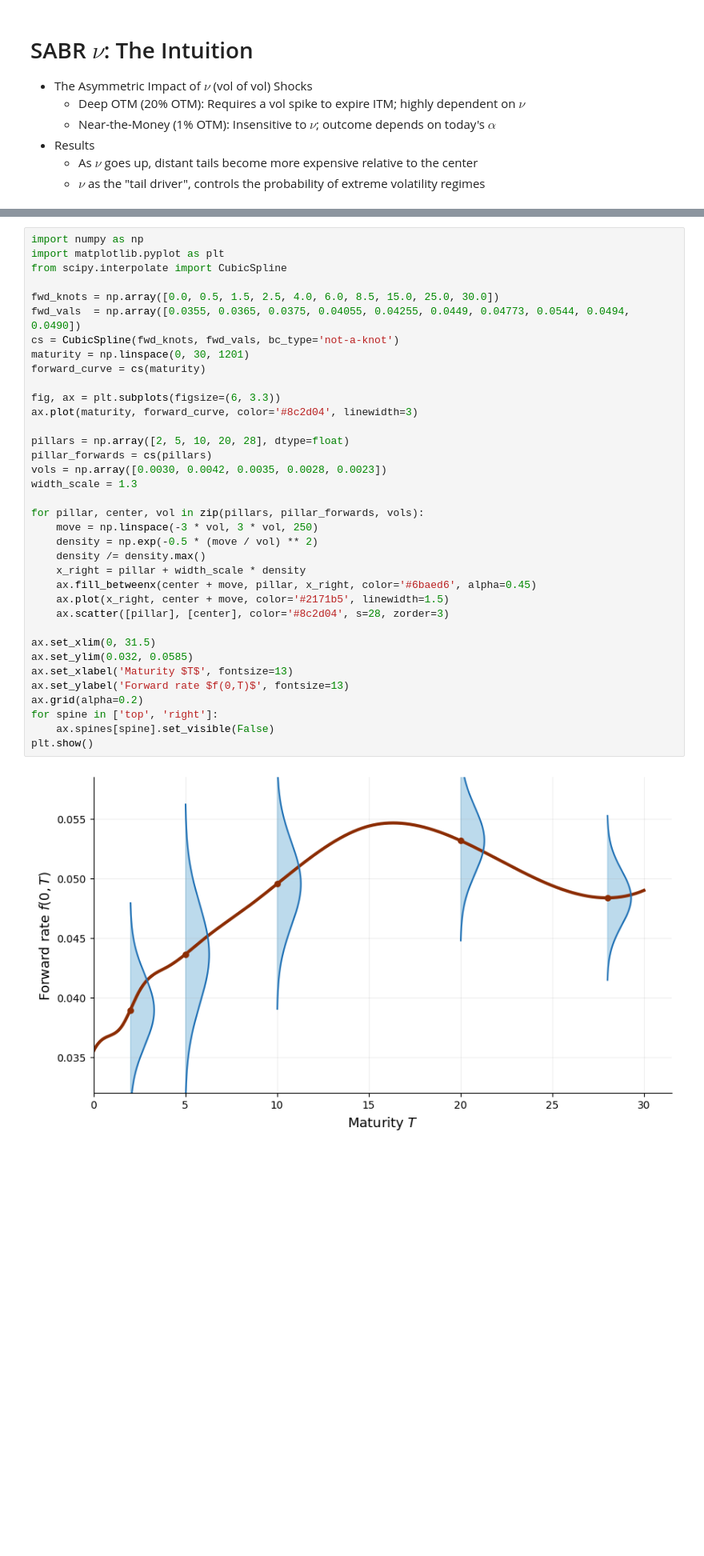
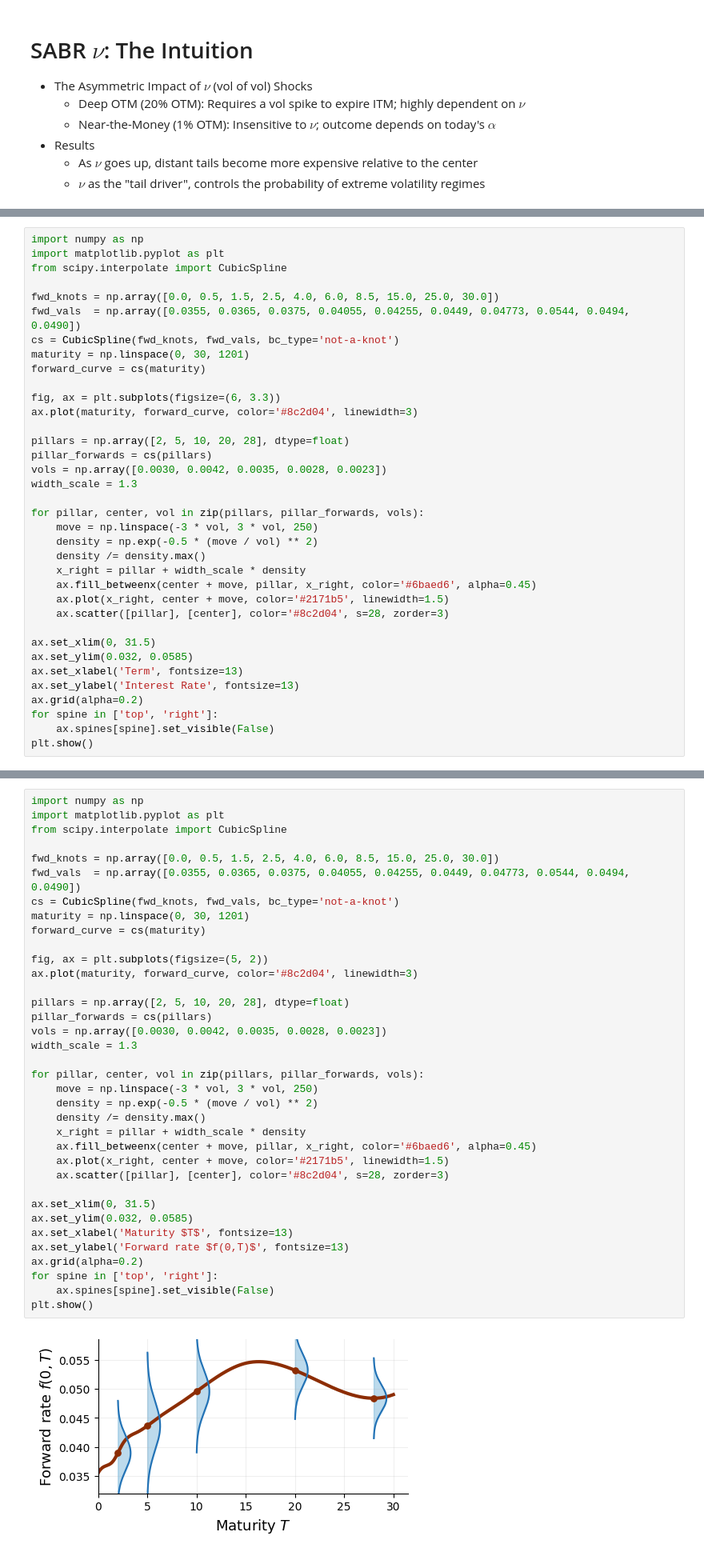
Before and after one commit to beginnerSC/slides, a Jupyter notebook: docs/rates.ipynb, the cells around one changed output, grey strips where cells are left out. Shown at 80% size. Saved outputs shown, nothing was run; the diff lists cells and outputs as text; blank space fills up the shorter version.

```diff
--- a/docs/rates.ipynb
+++ b/docs/rates.ipynb
@@ -191,0 +404,36 @@ $$
+# %%
+import numpy as np
+import matplotlib.pyplot as plt
+from scipy.interpolate import CubicSpline
+
+fwd_knots = np.array([0.0, 0.5, 1.5, 2.5, 4.0, 6.0, 8.5, 15.0, 25.0, 30.0])
+fwd_vals  = np.array([0.0355, 0.0365, 0.0375, 0.04055, 0.04255, 0.0449, 0.04773, 0.0544, 0.0494, 0.0490])
+cs = CubicSpline(fwd_knots, fwd_vals, bc_type='not-a-knot')
+maturity = np.linspace(0, 30, 1201)
+forward_curve = cs(maturity)
+
+fig, ax = plt.subplots(figsize=(6, 3.3))
+ax.plot(maturity, forward_curve, color='#8c2d04', linewidth=3)
+
+pillars = np.array([2, 5, 10, 20, 28], dtype=float)
+pillar_forwards = cs(pillars)
+vols = np.array([0.0030, 0.0042, 0.0035, 0.0028, 0.0023])
+width_scale = 1.3
+
+for pillar, center, vol in zip(pillars, pillar_forwards, vols):
+    move = np.linspace(-3 * vol, 3 * vol, 250)
+    density = np.exp(-0.5 * (move / vol) ** 2)
+    density /= density.max()
+    x_right = pillar + width_scale * density
+    ax.fill_betweenx(center + move, pillar, x_right, color='#6baed6', alpha=0.45)
+    ax.plot(x_right, center + move, color='#2171b5', linewidth=1.5)
+    ax.scatter([pillar], [center], color='#8c2d04', s=28, zorder=3)
+
+ax.set_xlim(0, 31.5)
+ax.set_ylim(0.032, 0.0585)
+ax.set_xlabel('Term', fontsize=13)
+ax.set_ylabel('Interest Rate', fontsize=13)
+ax.grid(alpha=0.2)
+for spine in ['top', 'right']:
+    ax.spines[spine].set_visible(False)
+plt.show()
@@ -262,32 +457,32 @@ fwd_knots = np.array([0.0, 0.5, 1.5, 2.5, 4.0, 6.0, 8.5, 15.0, 25.0, 30.0])
 fwd_vals  = np.array([0.0355, 0.0365, 0.0375, 0.04055, 0.04255, 0.0449, 0.04773, 0.0544, 0.0494, 0.0490])
 cs = CubicSpline(fwd_knots, fwd_vals, bc_type='not-a-knot')
 maturity = np.linspace(0, 30, 1201)
 forward_curve = cs(maturity)
 
-fig, ax = plt.subplots(figsize=(6, 3.3))
+fig, ax = plt.subplots(figsize=(5, 2))
 ax.plot(maturity, forward_curve, color='#8c2d04', linewidth=3)
 
 pillars = np.array([2, 5, 10, 20, 28], dtype=float)
 pillar_forwards = cs(pillars)
 vols = np.array([0.0030, 0.0042, 0.0035, 0.0028, 0.0023])
 width_scale = 1.3
 
 for pillar, center, vol in zip(pillars, pillar_forwards, vols):
     move = np.linspace(-3 * vol, 3 * vol, 250)
     density = np.exp(-0.5 * (move / vol) ** 2)
     density /= density.max()
     x_right = pillar + width_scale * density
     ax.fill_betweenx(center + move, pillar, x_right, color='#6baed6', alpha=0.45)
     ax.plot(x_right, center + move, color='#2171b5', linewidth=1.5)
     ax.scatter([pillar], [center], color='#8c2d04', s=28, zorder=3)
 
 ax.set_xlim(0, 31.5)
 ax.set_ylim(0.032, 0.0585)
 ax.set_xlabel('Maturity $T$', fontsize=13)
 ax.set_ylabel('Forward rate $f(0,T)$', fontsize=13)
 ax.grid(alpha=0.2)
 for spine in ['top', 'right']:
     ax.spines[spine].set_visible(False)
 plt.show()
 # %% [output]
-[figure, old version]
+[figure, new version]
```
Also changed, not shown: parts of 31 cells of this notebook.
